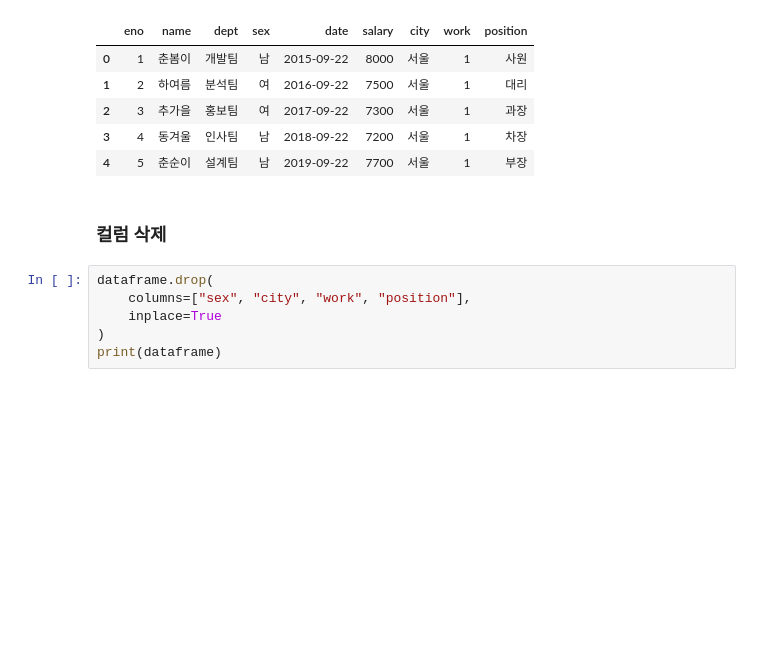
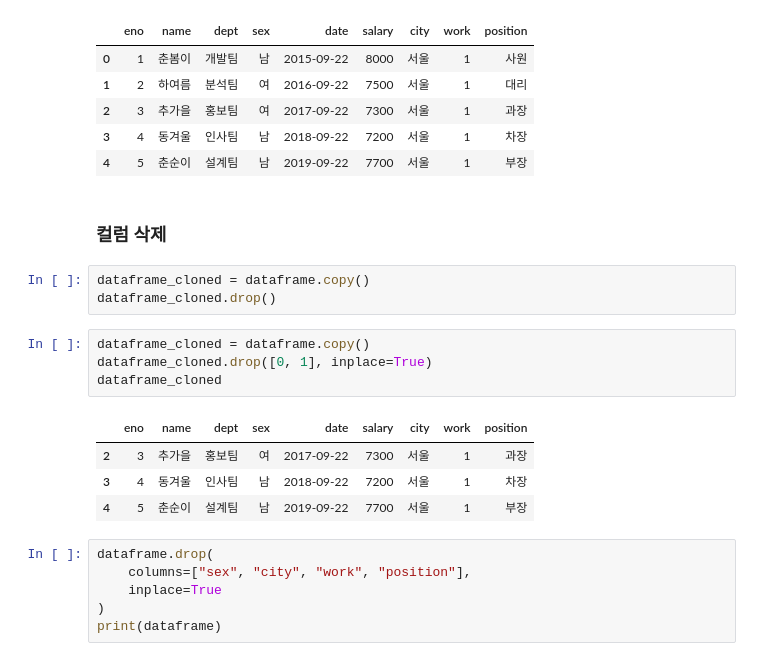
Before and after one commit to daehyuk1231/data-processing-visualization, a Jupyter notebook: chap02/sec05_column_insert.ipynb, the cells around one changed output. Saved outputs shown, nothing was run; the diff lists cells and outputs as text; blank space fills up the shorter version.

```diff
--- a/chap02/sec05_column_insert.ipynb
+++ b/chap02/sec05_column_insert.ipynb
@@ -73,6 +73,18 @@ dataframe
 | 4 | 5 | 춘순이 | 설계팀 | 남 | 2019-09-22 | 7700 | 서울 | 1 | 부장 |
 # %% [markdown]
 ### 컬럼 삭제
+# %%
+dataframe_cloned = dataframe.copy()
+dataframe_cloned.drop()
+# %%
+dataframe_cloned = dataframe.copy()
+dataframe_cloned.drop([0, 1], inplace=True)
+dataframe_cloned
+# %% [output]
+|  | eno | name | dept | sex | date | salary | city | work | position |
+| 2 | 3 | 추가을 | 홍보팀 | 여 | 2017-09-22 | 7300 | 서울 | 1 | 과장 |
+| 3 | 4 | 동겨울 | 인사팀 | 남 | 2018-09-22 | 7200 | 서울 | 1 | 차장 |
+| 4 | 5 | 춘순이 | 설계팀 | 남 | 2019-09-22 | 7700 | 서울 | 1 | 부장 |
 # %%
 dataframe.drop(
     columns=["sex", "city", "work", "position"],
```
Also changed, not shown: 10 other files.
